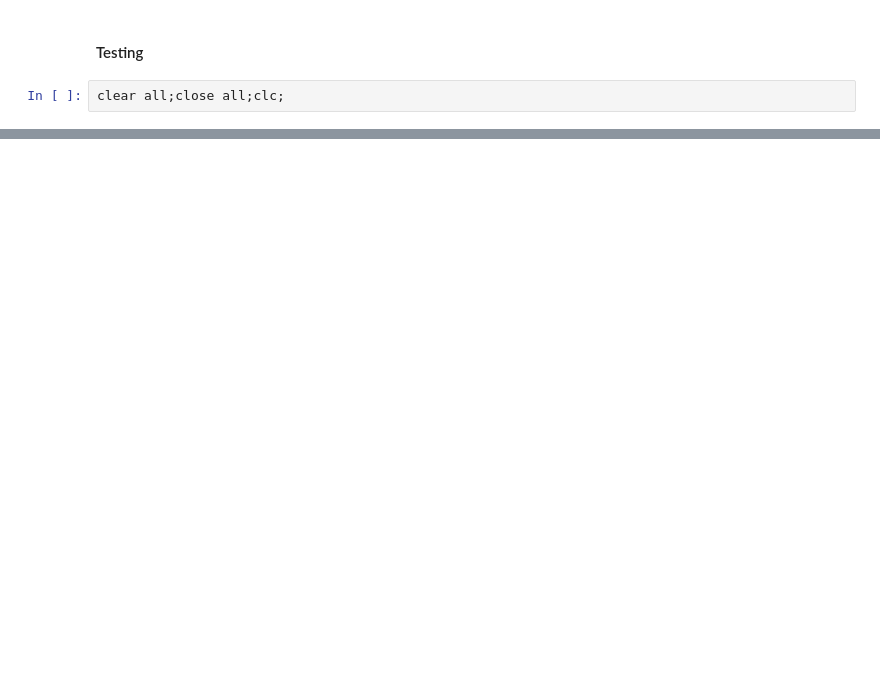
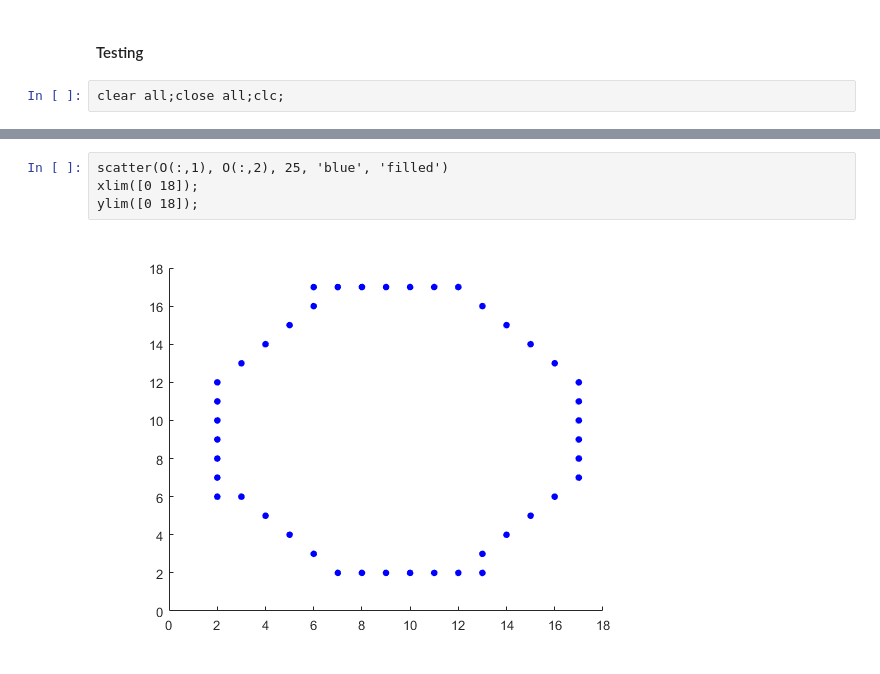
Before and after one commit to c-park/CS_6640, a Jupyter notebook: A3/A3_testing.ipynb, the cells around one changed output, grey strips where cells are left out. Drawn from its saved outputs; the diff is of its cells as text; blank space fills up the shorter version.

```diff
--- a/A3/A3_testing.ipynb
+++ b/A3/A3_testing.ipynb
@@ -481,0 +480,6 @@ clear all;close all;clc;
+# %%
+scatter(O(:,1), O(:,2), 25, 'blue', 'filled')
+xlim([0 18]);
+ylim([0 18]);
+# %% [output]
+[figure, added]
```
Also changed, not shown: parts of 80 cells of this notebook, 6 other files.
